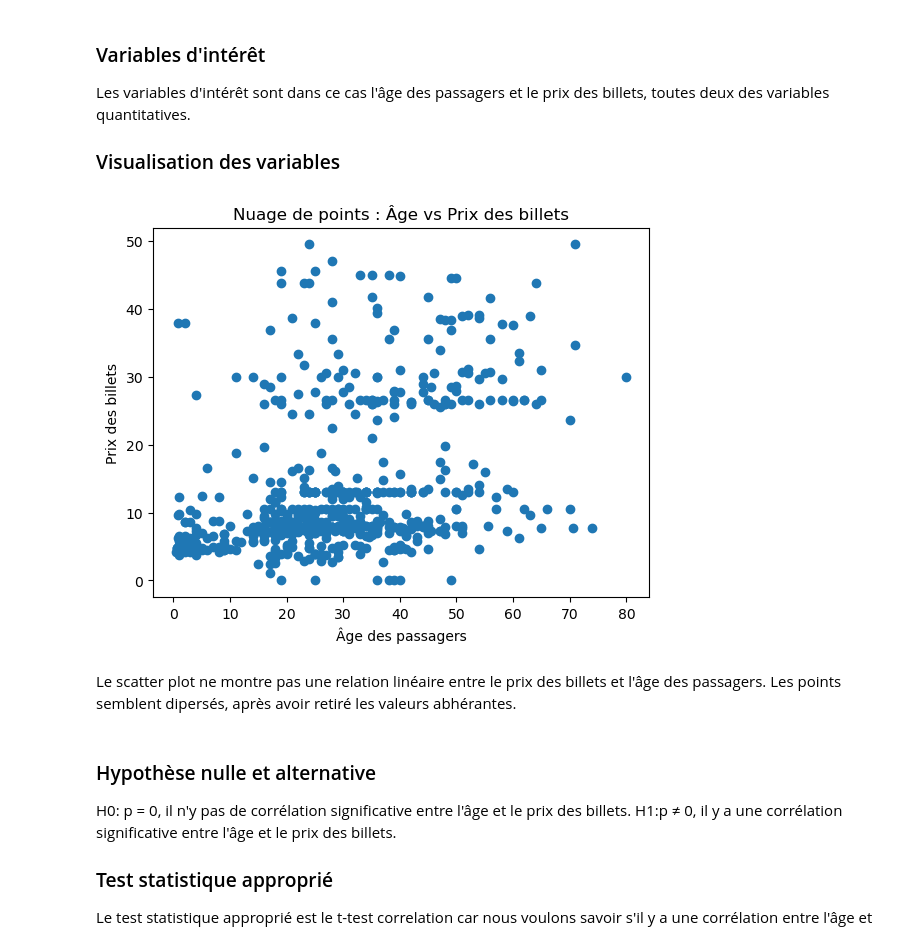
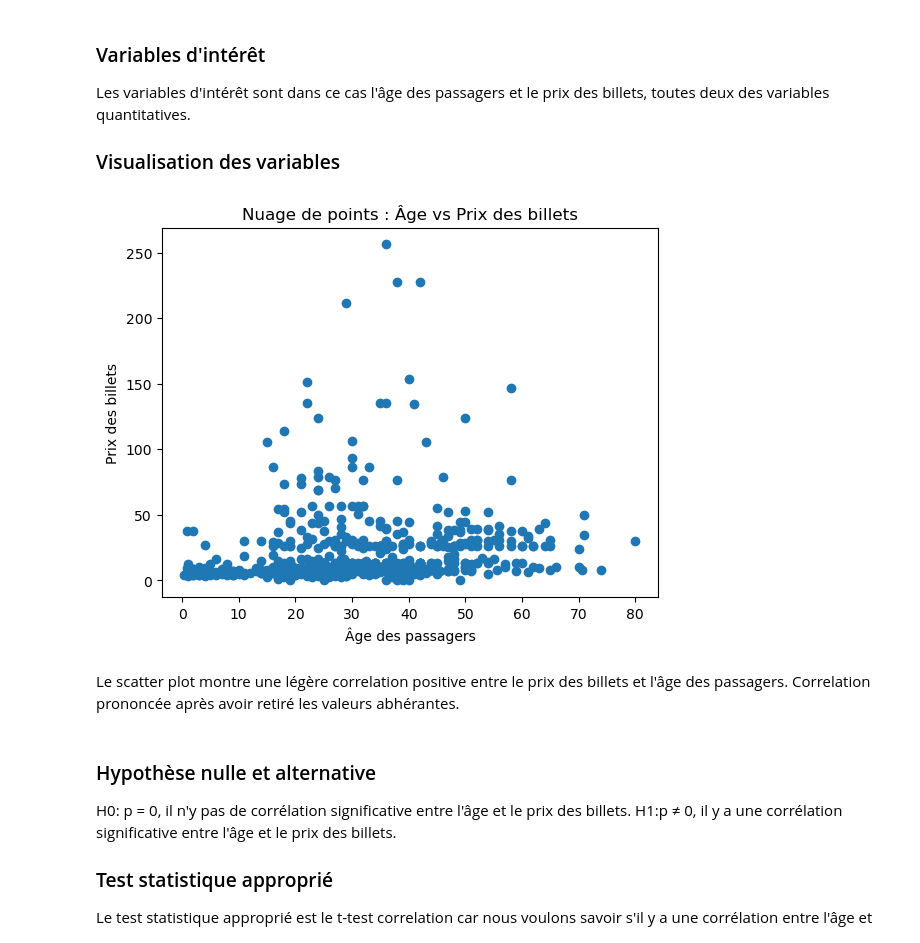
Before and after one commit to JonathanPiaget/titanique, a Jupyter notebook: main.ipynb, the cells around one changed output. Saved outputs shown, nothing was run; the diff lists cells and outputs as text; code cells hidden in the pictures.

```diff
--- a/main.ipynb
+++ b/main.ipynb
@@ -359,23 +359,23 @@ Les variables d'intérêt sont dans ce cas l'âge des passagers et le prix des b
 # %%
 # Sélectionner les colonnes âge et prix des billets
 age = data_clean['Age']
 prix_billets = data_clean['Fare']
 
-outlier = data_clean[data_clean['Fare'] > 50] # suppression valeurs abberantes
+outlier = data_clean[data_clean['Fare'] > 500] # suppression valeurs abberantes
 
 prix_billets = prix_billets.drop(outlier.index)
 age = age.drop(outlier.index)
 
 # Tracer le nuage de points pour la visualisation
 plt.scatter(age, prix_billets)
 plt.xlabel('Âge des passagers')
 plt.ylabel('Prix des billets')
 plt.title('Nuage de points : Âge vs Prix des billets')
 plt.show()
 # %% [output]
-[figure, old version]
+[figure, new version]
 # %% [markdown]
-Le scatter plot ne montre pas une relation linéaire entre le prix des billets et l'âge des passagers. Les points semblent dipersés, après avoir retiré les valeurs abhérantes.
+Le scatter plot montre une légère correlation positive entre le prix des billets et l'âge des passagers. Correlation prononcée après avoir retiré les valeurs abhérantes.
 # %% [markdown]
 ### Hypothèse nulle et alternative
 H0: p = 0, il n'y pas de corrélation significative entre l'âge et le prix des billets.
```
Also changed, not shown: parts of 6 cells of this notebook.
